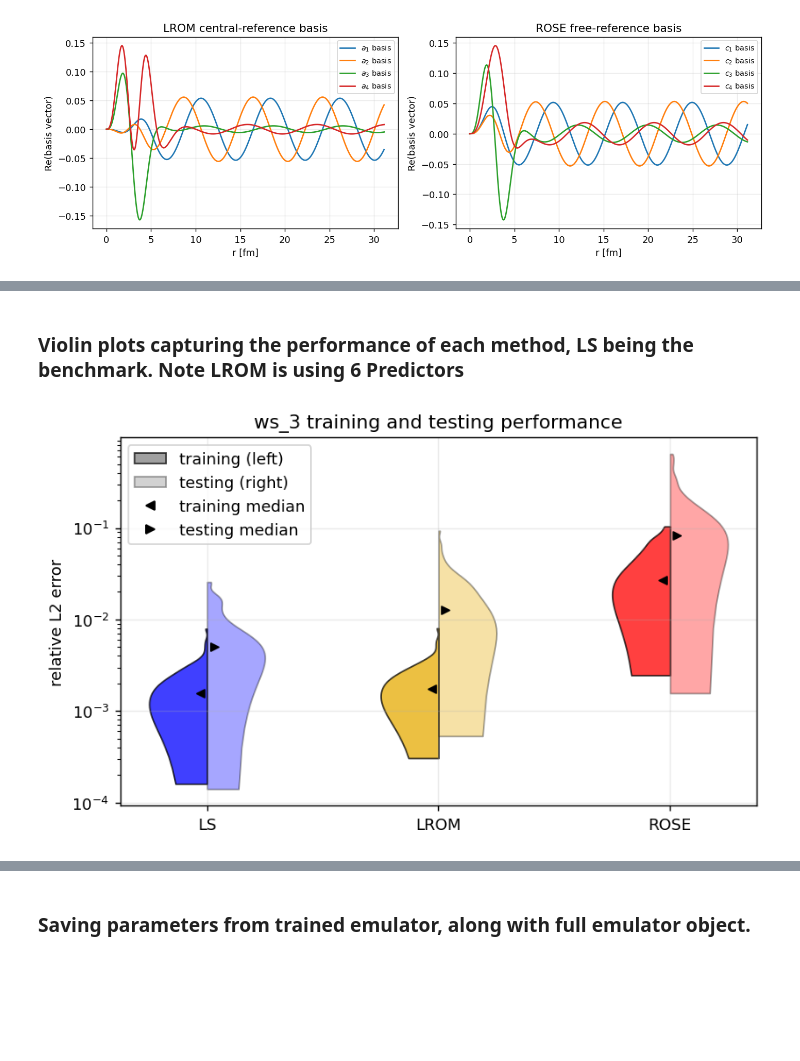
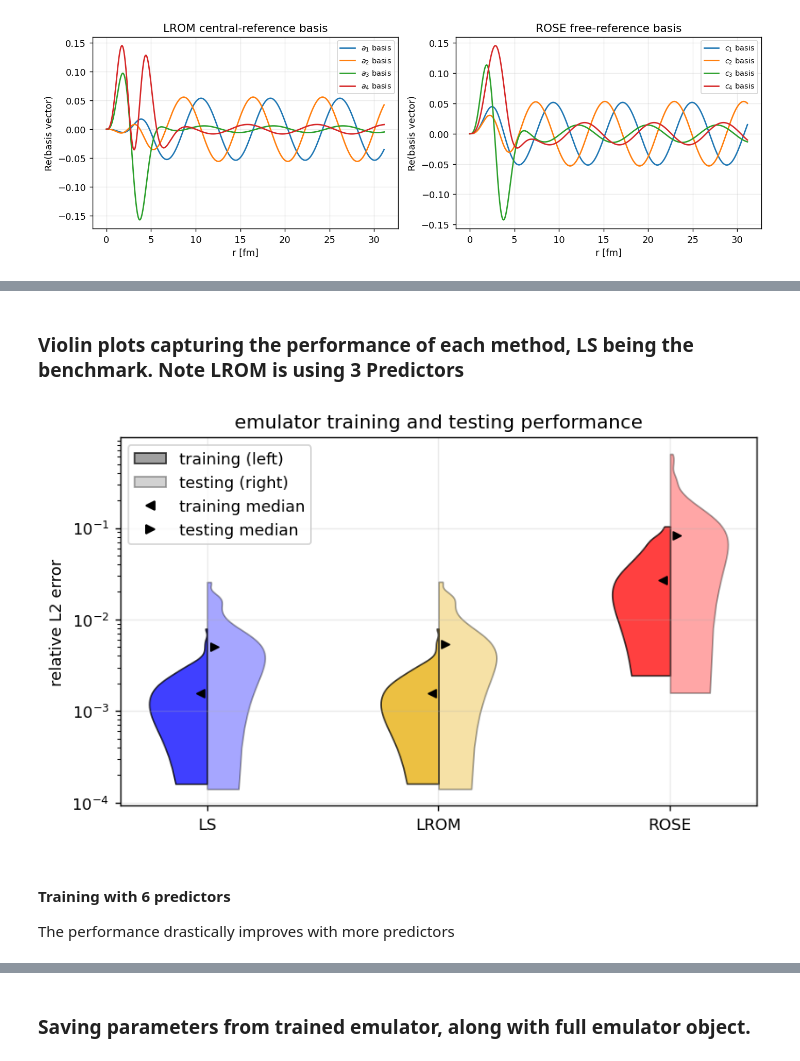
Before and after one commit to nitrogen5052/Learning-Reduced-Order-Models, a Jupyter notebook: notebooks/01_rbm_vs_lrom_single_wavefunction.ipynb, the cells around one changed output, grey strips where cells are left out. Drawn from its saved outputs; the diff is of its cells as text; code cells hidden in the pictures; blank space fills up the shorter version.

```diff
--- a/notebooks/01_rbm_vs_lrom_single_wavefunction.ipynb
+++ b/notebooks/01_rbm_vs_lrom_single_wavefunction.ipynb
@@ -181,7 +192,7 @@ pairs = [(vv_emulator.basis[0], "LROM", "a"), (vv_rose_basis, "ROSE", "c")]
 for ax, (basis, name, sym) in zip(axes, pairs):
     for i in range(BASIS_SIZE):
         ax.plot(r, np.real(basis.vectors[:, i]), label=fr"${sym}_{{{i+1}}}$")
-    ax.set(xlabel="r [fm]", ylabel="Re(basis vector)", title=f"{name} basis")
+    ax.set(xlabel="r [fm]", ylabel=r"$\phi(r)$", title=f"{name} basis")
     ax.legend(fontsize=8)
 
 fig.tight_layout()
@@ -194,6 +205,7 @@ plt.show()
 vv_train = vv_train_rows[:, 0]
 vv_test = vv_test_rows[:, 0]
 mask = ~np.isclose(vv_test, Vv0, rtol=0.0, atol=1e-12)
+vv_plot_mask = mask
 lo, hi = vv_training_ranges["Vv"]
 
 vv_coordinate_data = [
@@ -579,5 +566,5 @@ plt.show()
 # %% [markdown]
-### Violin plots capturing the performance of each method, LS being the benchmark. Note LROM is using 6 Predictors
+### Violin plots capturing the performance of each method, LS being the benchmark. Note LROM is using 3 Predictors
 # %%
 # Creating a dictionary that stores all training and testing metric values
 methods = ("ls", "lrom", "rose")
@@ -603,32 +590,36 @@ fig, ax = plt.subplots(figsize=(7.2, 4.2))
 training_violin = ax.violinplot(training_values, positions=positions,showextrema=False,)
 testing_violin = ax.violinplot(testing_values, positions=positions, showextrema=False,)
 
 for center, body, color in zip(positions, training_violin["bodies"], colors):
     vertices = body.get_paths()[0].vertices
     vertices[:, 0] = np.minimum(vertices[:, 0], center)
     body.set_facecolor(color)
     body.set_edgecolor("black")
     body.set_alpha(0.75)
 
 for center, body, color in zip(positions, testing_violin["bodies"], colors):
     vertices = body.get_paths()[0].vertices
     vertices[:, 0] = np.maximum(vertices[:, 0], center)
     body.set_facecolor(color)
     body.set_edgecolor("black")
     body.set_alpha(0.35)
 
 ax.scatter(positions - 0.03, [np.median(values) for values in training_values], color="black", marker="<", s=24)
 ax.scatter(positions + 0.03, [np.median(values) for values in testing_values], color="black", marker=">", s=24)
 ax.set_xticks(positions, [method.upper() for method in methods])
 ax.set_yscale("log")
 ax.set_ylabel("relative L2 error")
-ax.set_title("ws_3 training and testing performance")
+ax.set_title("emulator training and testing performance")
 ax.legend(handles=[
     Patch(facecolor="gray", edgecolor="black", alpha=0.75, label="training (left)"),
     Patch(facecolor="gray", edgecolor="black", alpha=0.35, label="testing (right)"),
     Line2D([], [], color="black", marker="<", linestyle="None", label="training median"),
     Line2D([], [], color="black", marker=">", linestyle="None", label="testing median"),
 ])
 plt.show()
 # %% [output]
-[figure, old version]
+[figure, new version]
+# %% [markdown]
+#### Training with 6 predictors
+
+The performance drastically improves with more predictors
```
Also changed, not shown: parts of 24 cells of this notebook.
